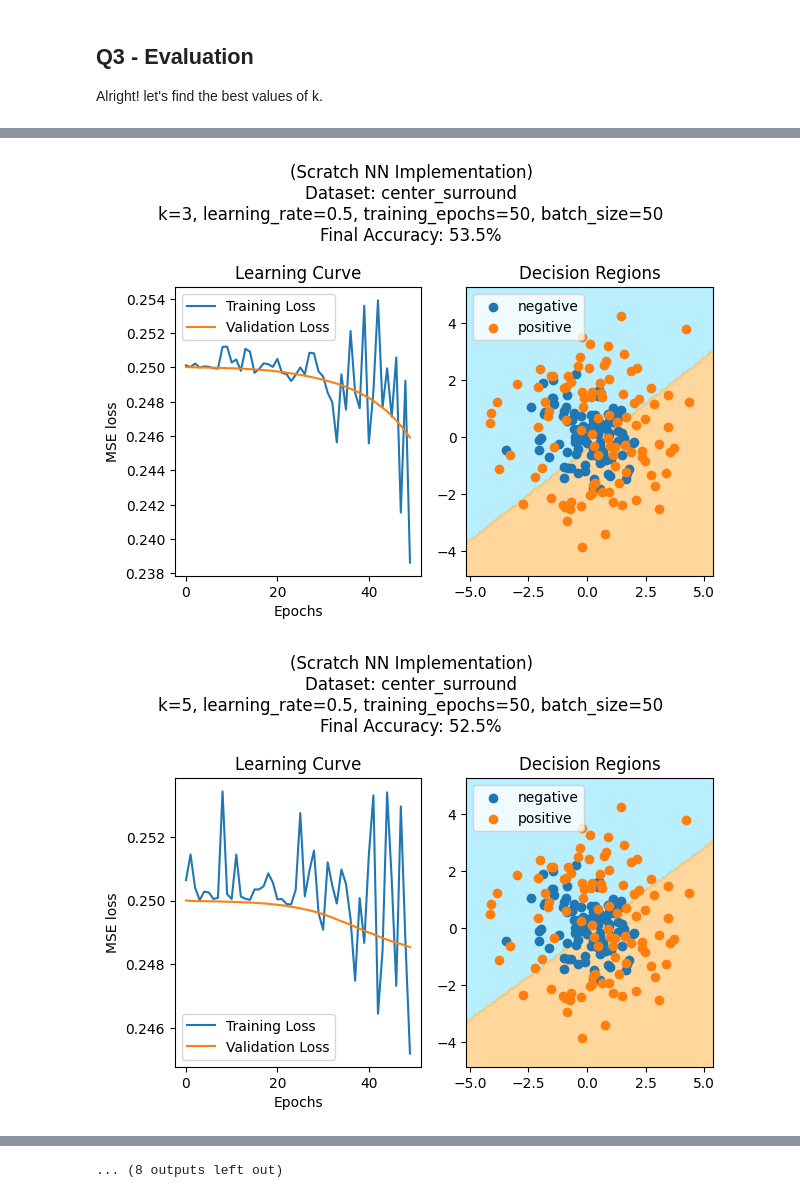
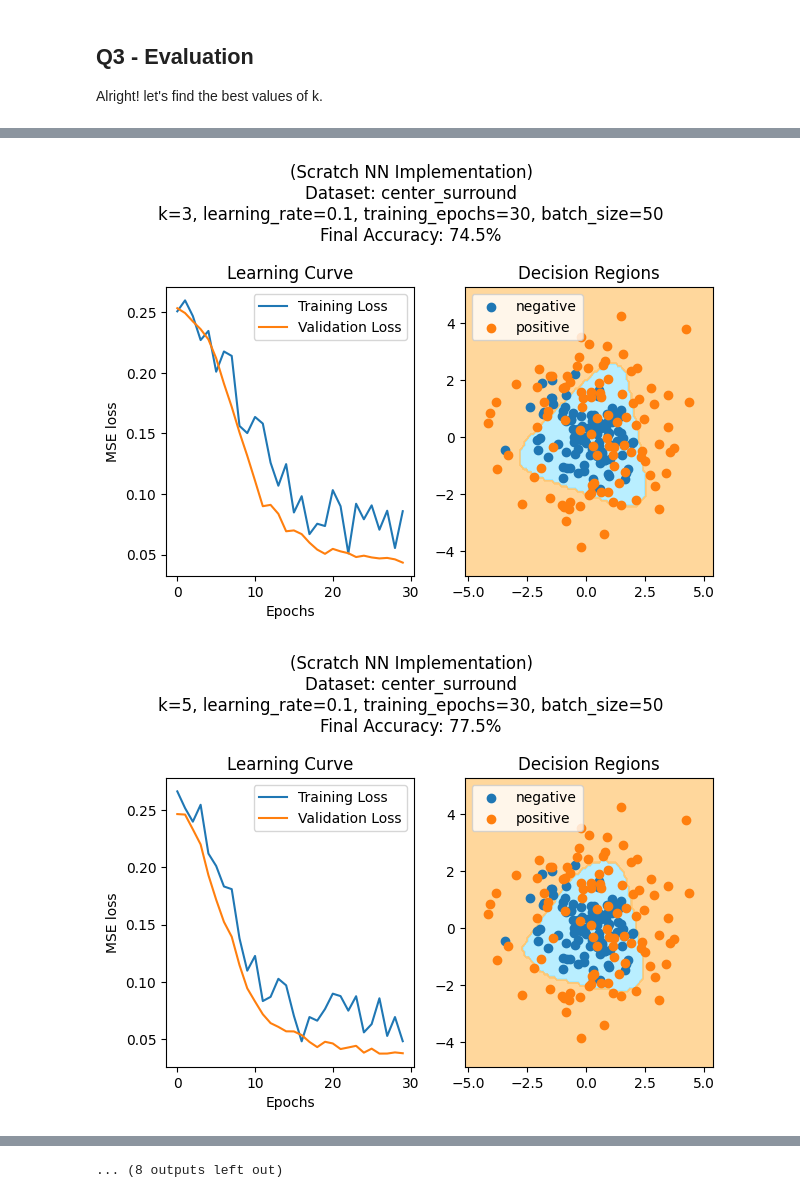
Before and after one commit to cwoodhayes/MSAI437_homework, a Jupyter notebook: cwh_hw1.ipynb, the cells around one changed output, grey strips where cells are left out. Cells and saved outputs as stored; diff of their text form; code cells hidden in the pictures.

Commit message:
implemented adam per jyothi's rec. worked

```diff
--- a/cwh_hw1.ipynb
+++ b/cwh_hw1.ipynb
@@ -747,9 +747,9 @@ DSETS_SCRATCH = load_dataset_scratch()
 # fiddled with these until I got something that looked reasonable in the plot.
 hparams = snn.ScratchMSENet.Hyperparams(k=7, learning_rate=0.5, training_epochs=50, batch_size=50)
 model = snn.ScratchMSENet(hparams)
-optimizer = sopt.SGD(model.parameters(), learning_rate=hparams.learning_rate)
+opt = sopt.SGD(model.parameters(), learning_rate=hparams.learning_rate)
 
 runner.eval_and_plot([
-    ("two_gaussians", DSETS_SCRATCH["two_gaussians"], model, optimizer)
+    ("two_gaussians", DSETS_SCRATCH["two_gaussians"], model, opt)
 ])
 # %% [output]
@@ -758,12 +758,16 @@ runner.eval_and_plot([
 ## Q3 - Evaluation
 Alright! let's find the best values of k.
 # %%
+import scratch_optimizer as sopt
+from itertools import product
+
 # gonna use the new class here rather than the old code. I think will be easier
 def iterate_hyperparams_k_scratch():
     """Iterator for varying k in the hyperparams, with all others set to good values"""
     k = [2, 3, 5, 7, 9]
-    learns = [0.5]
-    epochs = [50]
+    # k=[7]
+    learns = [0.1]
+    epochs = [30]
     batch = [50]
 
     for k, lr, ep, bs in product(k, learns, epochs, batch):
@@ -774,8 +778,9 @@ def find_best_k_mse():
     for dset_name in DSETS_SCRATCH.keys():
         for hp in iterate_hyperparams_k_scratch():
             model = snn.ScratchMSENet(hp)
-            optimizer = sopt.SGD(model.parameters(), learning_rate=hp.learning_rate)
-            runs.append((dset_name, DSETS_SCRATCH[dset_name], model, optimizer))
+            # opt = sopt.SGD(model.parameters(), learning_rate=hp.learning_rate)
+            opt = sopt.Adam(model.parameters(), learning_rate=hp.learning_rate)
+            runs.append((dset_name, DSETS_SCRATCH[dset_name], model, opt))
 
     np.random.seed(0)
     runner.eval_and_plot(runs)
@@ -786,2 +791,2 @@ find_best_k_mse()
-[figure, old version]
+[figure, new version]
-[figure, old version]
+[figure, new version]
```
Also changed, not shown: parts of 3 cells of this notebook, 1 other file.
